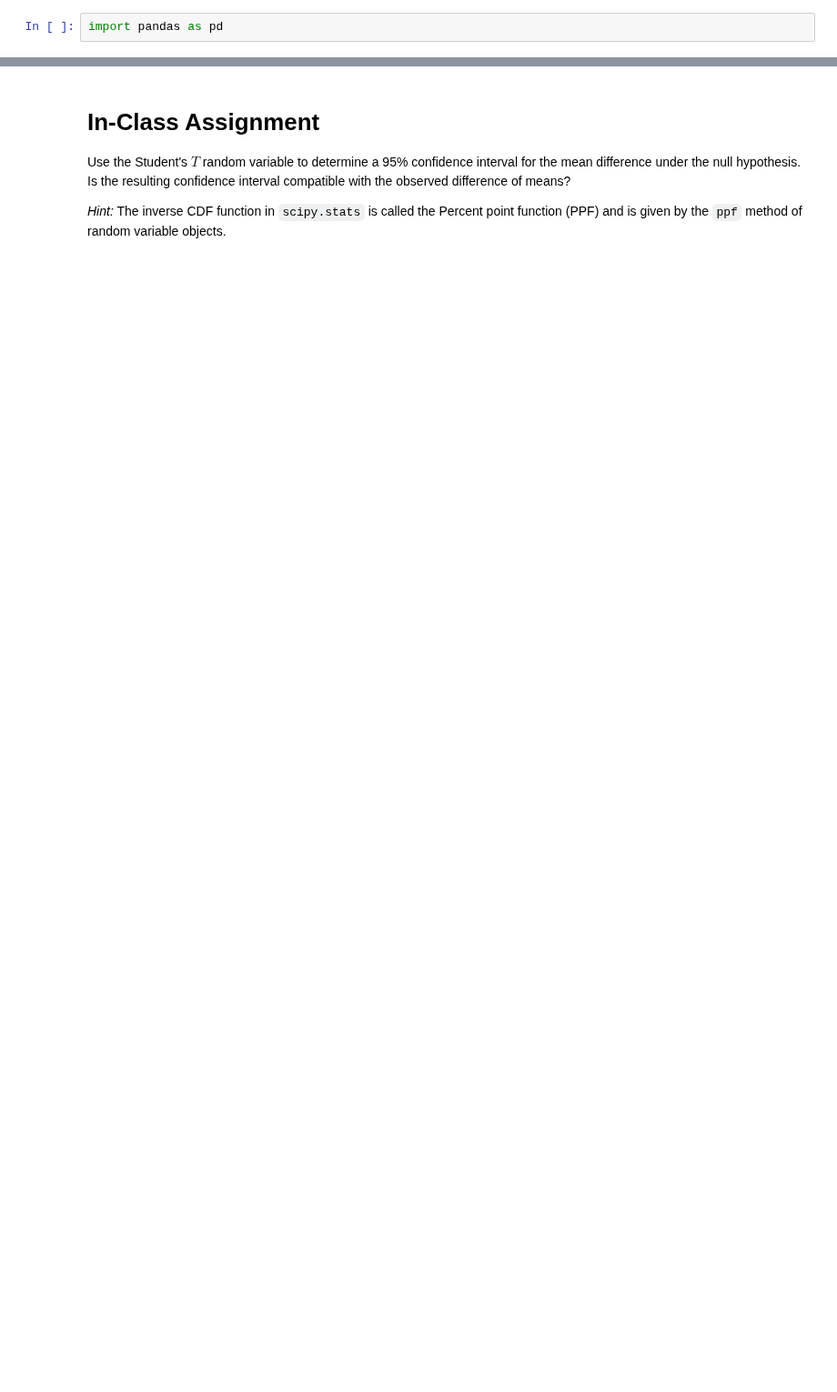
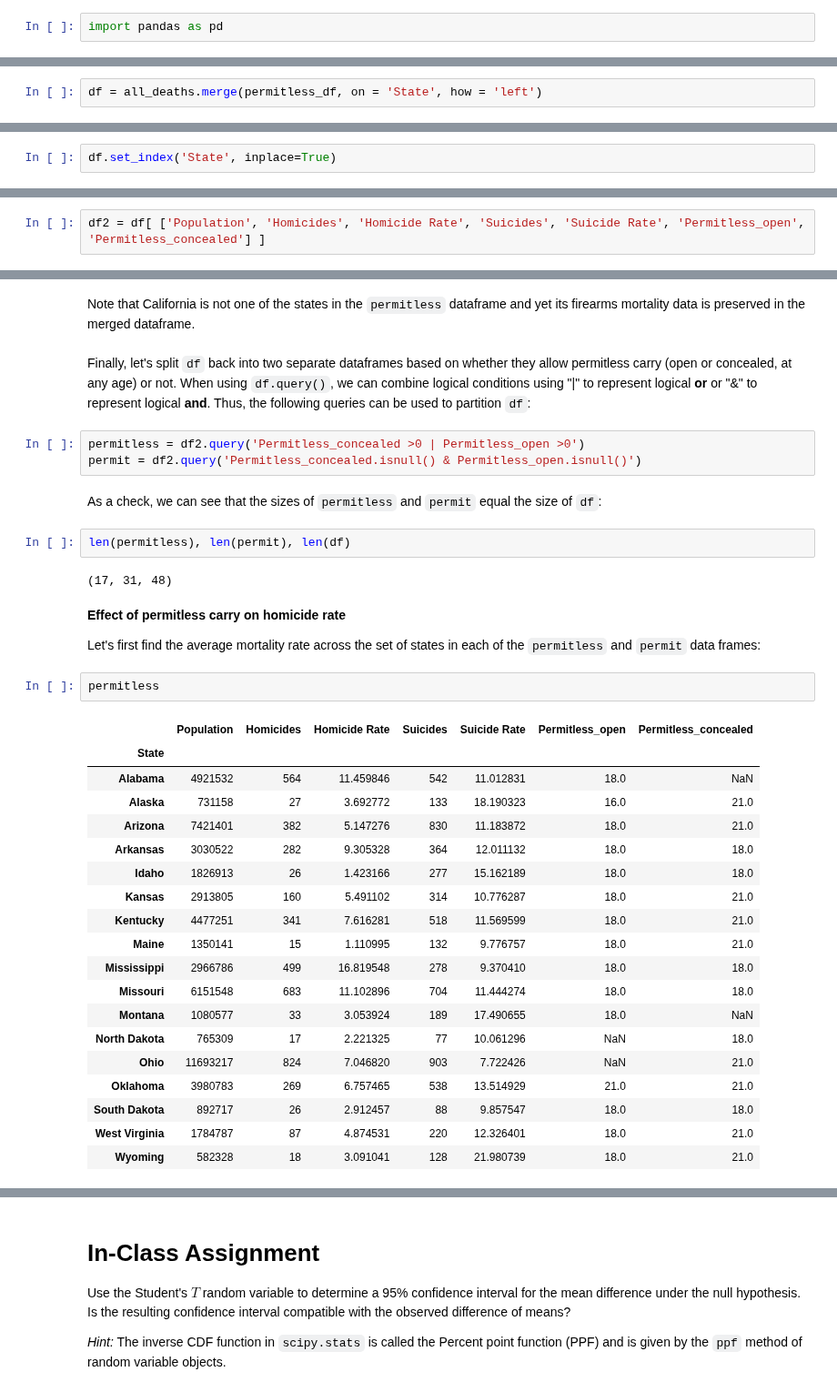
Before and after one commit to datalayer-courses/foundations-of-data-science-with-python, a Jupyter notebook: 09-moments/mean-hypothesis-testing.ipynb, the cells around one changed output, grey strips where cells are left out. Shown at 91% size. Cells and saved outputs as stored; diff of their text form; blank space fills up the shorter version.

Commit message:
Reworking section on parameter estimation and preparing to split out section on confidence intervals

```diff
--- a/09-moments/mean-hypothesis-testing.ipynb
+++ b/09-moments/mean-hypothesis-testing.ipynb
@@ -274,0 +309,2 @@ myt.cdf(-diff)
+# %%
+df = all_deaths.merge(permitless_df, on = 'State', how = 'left')
@@ -274,0 +313,2 @@ myt.cdf(-diff)
+# %%
+df.set_index('State', inplace=True)
@@ -274,0 +317,2 @@ myt.cdf(-diff)
+# %%
+df2 = df[ ['Population', 'Homicides', 'Homicide Rate', 'Suicides', 'Suicide Rate', 'Permitless_open', 'Permitless_concealed'] ]
@@ -274,0 +329,39 @@ myt.cdf(-diff)
+# %% [markdown]
+Note that California is not one of the states in the `permitless` dataframe and yet its firearms mortality data is preserved in the merged dataframe.
+# %% [markdown]
+Finally, let's split `df` back into two separate dataframes based on whether they allow permitless carry (open or concealed, at any age) or not. When using `df.query()`, we can combine logical conditions using "|" to represent logical **or** or "&" to represent logical **and**. Thus, the following queries can be used to partition `df`:
+# %%
+permitless = df2.query('Permitless_concealed >0 | Permitless_open >0')
+permit = df2.query('Permitless_concealed.isnull() & Permitless_open.isnull()')
+# %% [markdown]
+As a check, we can see that the sizes of `permitless` and `permit` equal the size of `df`:
+# %%
+len(permitless), len(permit), len(df)
+# %% [output]
+(17, 31, 48)
+# %% [markdown]
+**Effect of permitless carry on homicide rate**
+
+Let's first find the average mortality rate across the set of states in each of the `permitless` and `permit` data frames:
+# %%
+permitless
+# %% [output]
+|  | Population | Homicides | Homicide Rate | Suicides | Suicide Rate | Permitless_open | Permitless_concealed |
+| State |  |  |  |  |  |  |  |
+| Alabama | 4921532 | 564 | 11.459846 | 542 | 11.012831 | 18.0 | NaN |
+| Alaska | 731158 | 27 | 3.692772 | 133 | 18.190323 | 16.0 | 21.0 |
+| Arizona | 7421401 | 382 | 5.147276 | 830 | 11.183872 | 18.0 | 21.0 |
+| Arkansas | 3030522 | 282 | 9.305328 | 364 | 12.011132 | 18.0 | 18.0 |
+| Idaho | 1826913 | 26 | 1.423166 | 277 | 15.162189 | 18.0 | 18.0 |
+| Kansas | 2913805 | 160 | 5.491102 | 314 | 10.776287 | 18.0 | 21.0 |
+| Kentucky | 4477251 | 341 | 7.616281 | 518 | 11.569599 | 18.0 | 21.0 |
+| Maine | 1350141 | 15 | 1.110995 | 132 | 9.776757 | 18.0 | 21.0 |
+| Mississippi | 2966786 | 499 | 16.819548 | 278 | 9.370410 | 18.0 | 18.0 |
+| Missouri | 6151548 | 683 | 11.102896 | 704 | 11.444274 | 18.0 | 18.0 |
+| Montana | 1080577 | 33 | 3.053924 | 189 | 17.490655 | 18.0 | NaN |
+| North Dakota | 765309 | 17 | 2.221325 | 77 | 10.061296 | NaN | 18.0 |
+| Ohio | 11693217 | 824 | 7.046820 | 903 | 7.722426 | NaN | 21.0 |
+| Oklahoma | 3980783 | 269 | 6.757465 | 538 | 13.514929 | 21.0 | 21.0 |
+| South Dakota | 892717 | 26 | 2.912457 | 88 | 9.857547 | 18.0 | 18.0 |
+| West Virginia | 1784787 | 87 | 4.874531 | 220 | 12.326401 | 18.0 | 21.0 |
+| Wyoming | 582328 | 18 | 3.091041 | 128 | 21.980739 | 18.0 | 21.0 |
```
Also changed, not shown: parts of 69 cells of this notebook, 1 other file.
